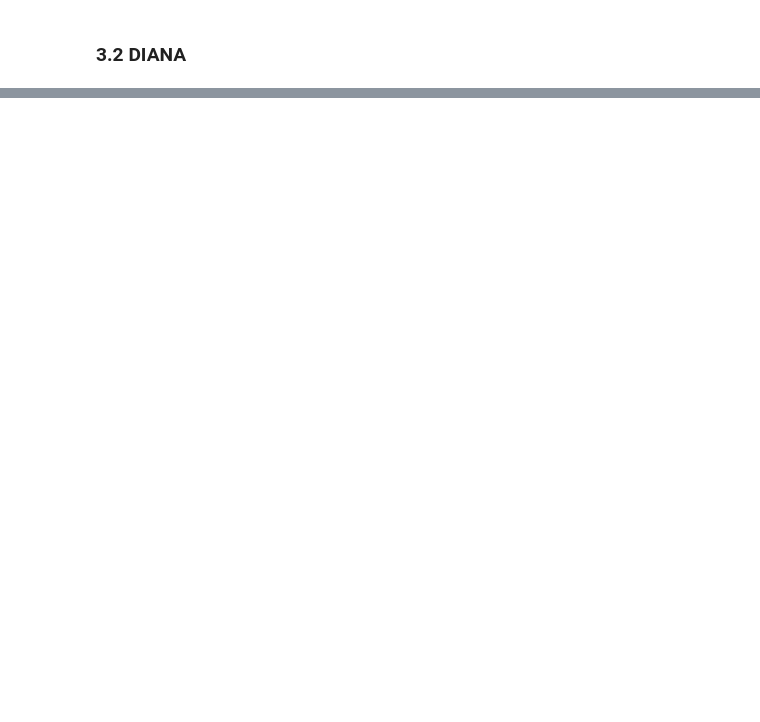
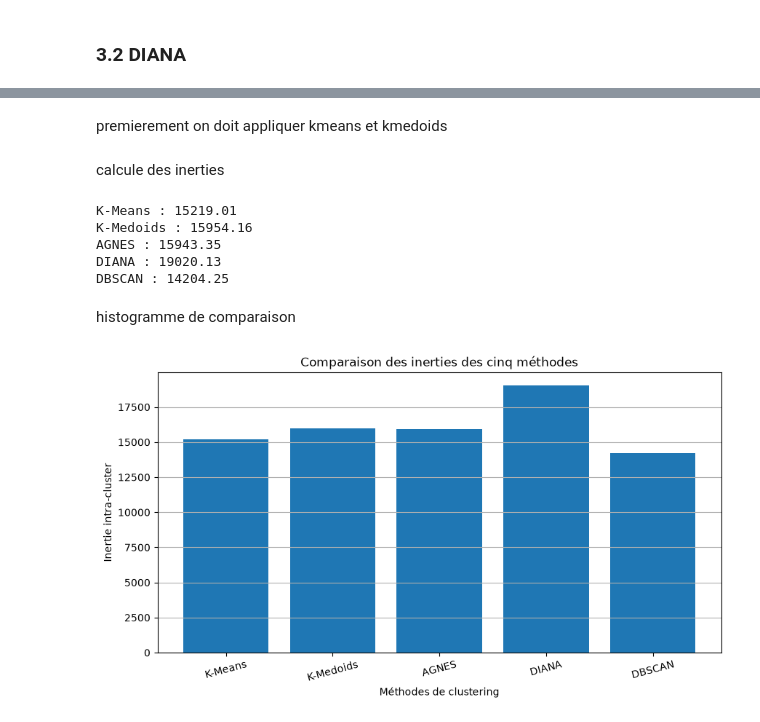
Before and after one commit to DjadiImane/tp-data-mining, a Jupyter notebook: TP3/tp3.ipynb, the cells around one changed output, grey strips where cells are left out. Saved outputs shown, nothing was run; the diff lists cells and outputs as text; code cells hidden in the pictures; blank space fills up the shorter version.

```diff
--- a/TP3/tp3.ipynb
+++ b/TP3/tp3.ipynb
@@ -249,0 +349,5 @@ print(pd.Series(clusters_diana).value_counts().sort_index())
+# %%
+dbscan = DBSCAN(eps=1.4, min_samples=6)
+clusters_dbscan = dbscan.fit_predict(scaled_dataset)
+
+print(pd.Series(clusters_dbscan).value_counts().sort_index())
@@ -249,0 +434,2 @@ print(pd.Series(clusters_diana).value_counts().sort_index())
+# %% [markdown]
+premierement on doit appliquer kmeans et kmedoids
@@ -249,0 +456,50 @@ print(pd.Series(clusters_diana).value_counts().sort_index())
+# %% [markdown]
+calcule des inerties
+# %%
+def calculer_inertie(X, labels):
+    inertie = 0
+
+    for cluster in np.unique(labels):
+        if cluster == -1:
+            continue
+
+        points = X[labels == cluster]
+        centre = points.mean(axis=0)
+
+        inertie += np.sum((points - centre) ** 2)
+
+    return inertie
+
+
+# Calcul des inerties
+inerties = {
+    "K-Means": calculer_inertie(scaled_dataset.to_numpy(), clusters_kmeans),
+    "K-Medoids": calculer_inertie(scaled_dataset.to_numpy(), clusters_kmedoids),
+    "AGNES": calculer_inertie(scaled_dataset.to_numpy(), clusters_agnes),
+    "DIANA": calculer_inertie(scaled_dataset.to_numpy(), clusters_diana),
+    "DBSCAN": calculer_inertie(scaled_dataset.to_numpy(), clusters_dbscan)
+}
+
+# Affichage des résultats
+for methode, inertie in inerties.items():
+    print(f"{methode} : {inertie:.2f}")
+# %% [output]
+K-Means : 15219.01
+K-Medoids : 15954.16
+AGNES : 15943.35
+DIANA : 19020.13
+DBSCAN : 14204.25
+# %% [markdown]
+histogramme de comparaison
+# %%
+
+plt.figure(figsize=(10, 5))
+plt.bar(inerties.keys(), inerties.values())
+plt.xlabel("Méthodes de clustering")
+plt.ylabel("Inertie intra-cluster")
+plt.title("Comparaison des inerties des cinq méthodes")
+plt.xticks(rotation=15)
+plt.grid(axis="y")
+plt.show()
+# %% [output]
+[figure, added]
```
Also changed, not shown: parts of 29 cells of this notebook.
